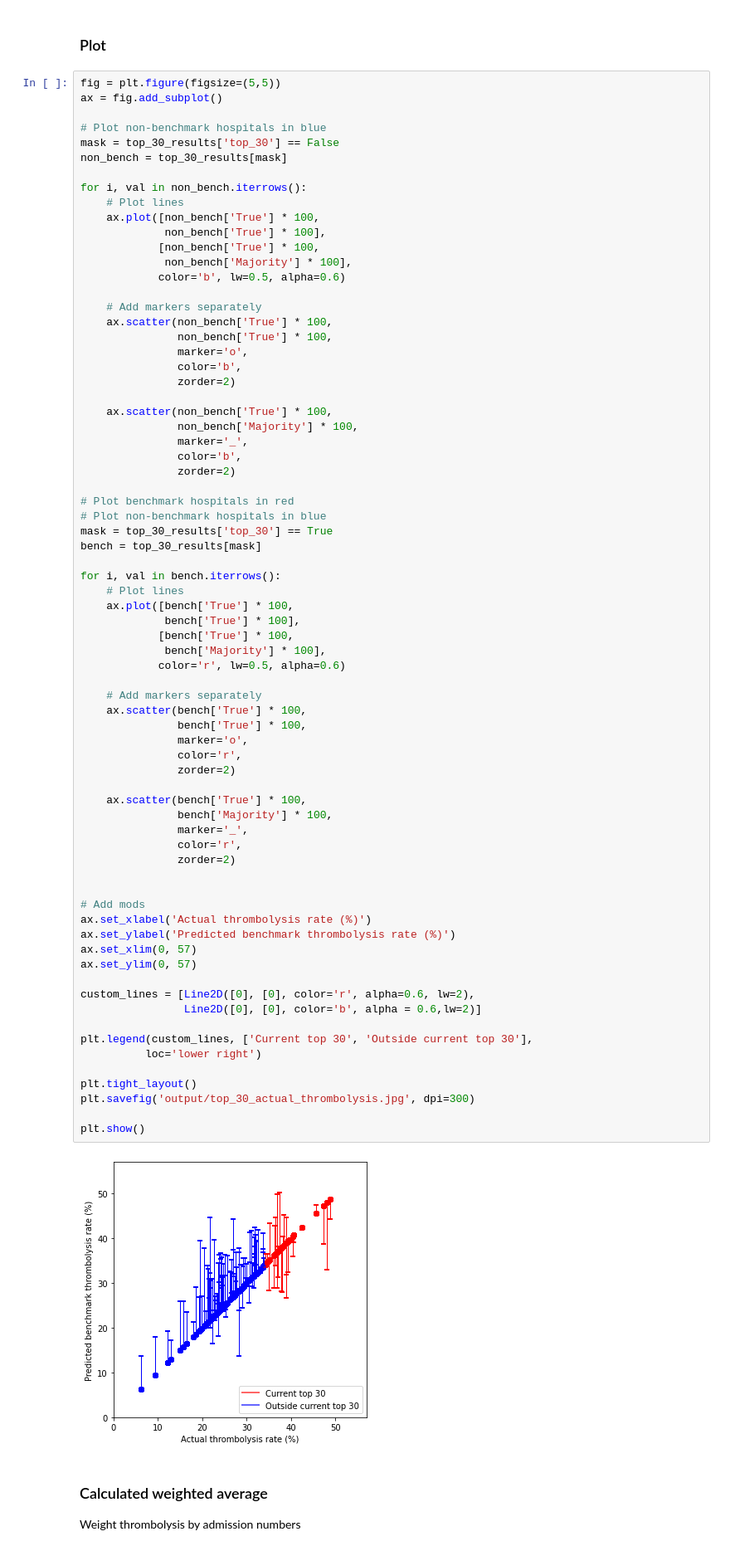
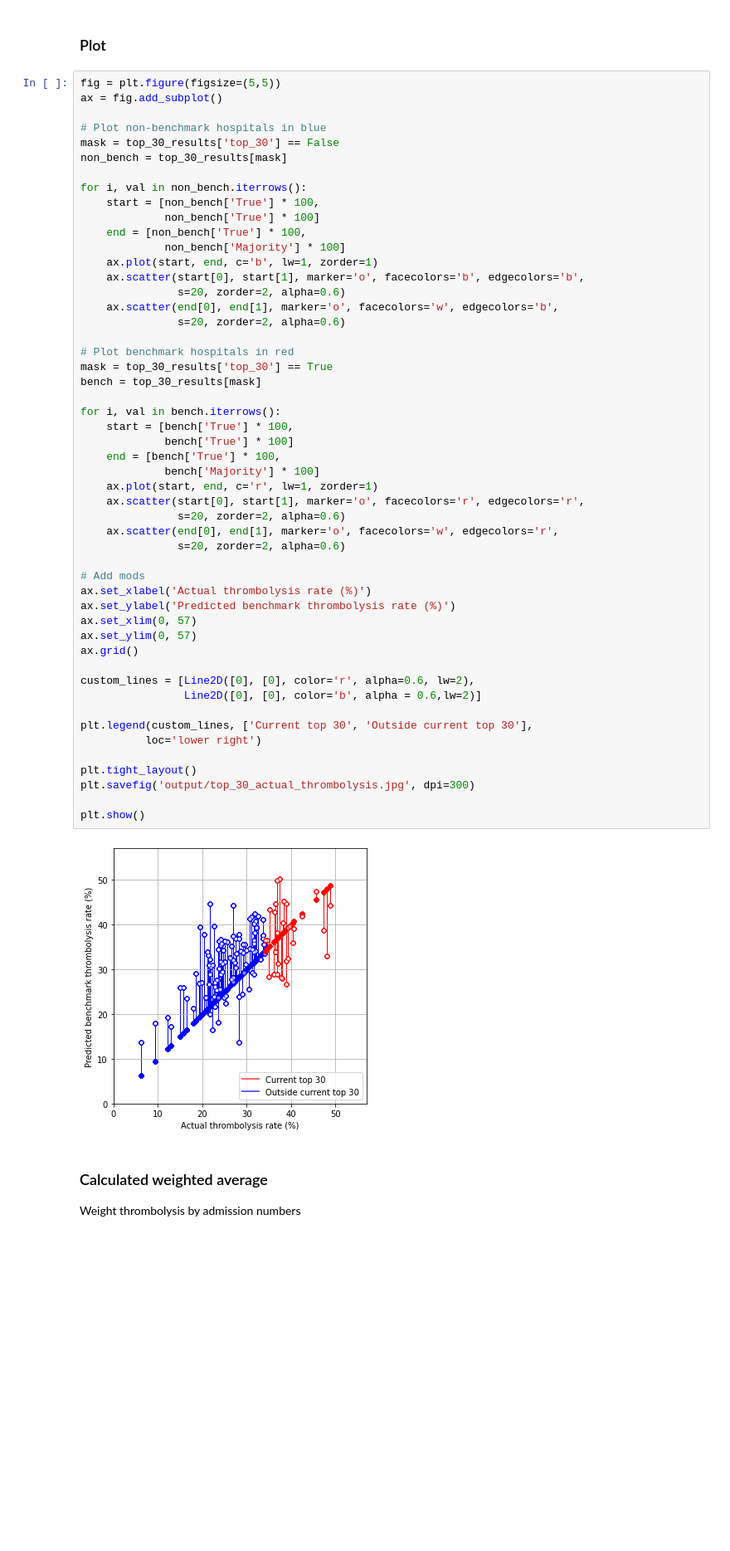
Before and after one commit to samuel-book/samuel-1, a Jupyter notebook: _sources/random_forest/random_forest_compare_highest_thrombolysing_with_benchmark.ipynb, the cells around one changed output. Shown at 83% size. Saved outputs shown, nothing was run; the diff lists cells and outputs as text; blank space fills up the shorter version.

```diff
--- a/_sources/random_forest/random_forest_compare_highest_thrombolysing_with_benchmark.ipynb
+++ b/_sources/random_forest/random_forest_compare_highest_thrombolysing_with_benchmark.ipynb
@@ -162,74 +162,53 @@ ax = fig.add_subplot()
 
 # Plot non-benchmark hospitals in blue
 mask = top_30_results['top_30'] == False
 non_bench = top_30_results[mask]
 
 for i, val in non_bench.iterrows():
-    # Plot lines
-    ax.plot([non_bench['True'] * 100,
-             non_bench['True'] * 100],
-            [non_bench['True'] * 100,
-             non_bench['Majority'] * 100],
-            color='b', lw=0.5, alpha=0.6)
-
-    # Add markers separately
-    ax.scatter(non_bench['True'] * 100,
-               non_bench['True'] * 100,
-               marker='o',
-               color='b',
-               zorder=2)
-
-    ax.scatter(non_bench['True'] * 100,
-               non_bench['Majority'] * 100,
-               marker='_',
-               color='b',
-               zorder=2)
+    start = [non_bench['True'] * 100,
+             non_bench['True'] * 100]
+    end = [non_bench['True'] * 100,
+             non_bench['Majority'] * 100]
+    ax.plot(start, end, c='b', lw=1, zorder=1)
+    ax.scatter(start[0], start[1], marker='o', facecolors='b', edgecolors='b',
+               s=20, zorder=2, alpha=0.6)
+    ax.scatter(end[0], end[1], marker='o', facecolors='w', edgecolors='b',
+               s=20, zorder=2, alpha=0.6)
 
 # Plot benchmark hospitals in red
-# Plot non-benchmark hospitals in blue
 mask = top_30_results['top_30'] == True
 bench = top_30_results[mask]
 
 for i, val in bench.iterrows():
-    # Plot lines
-    ax.plot([bench['True'] * 100,
-             bench['True'] * 100],
-            [bench['True'] * 100,
-             bench['Majority'] * 100],
-            color='r', lw=0.5, alpha=0.6)
-
-    # Add markers separately
-    ax.scatter(bench['True'] * 100,
-               bench['True'] * 100,
-               marker='o',
-               color='r',
-               zorder=2)
-
-    ax.scatter(bench['True'] * 100,
-               bench['Majority'] * 100,
-               marker='_',
-               color='r',
-               zorder=2)
-
+    start = [bench['True'] * 100,
+             bench['True'] * 100]
+    end = [bench['True'] * 100,
+             bench['Majority'] * 100]
+    ax.plot(start, end, c='r', lw=1, zorder=1)
+    ax.scatter(start[0], start[1], marker='o', facecolors='r', edgecolors='r',
+               s=20, zorder=2, alpha=0.6)
+    ax.scatter(end[0], end[1], marker='o', facecolors='w', edgecolors='r',
+               s=20, zorder=2, alpha=0.6)
 
 # Add mods
 ax.set_xlabel('Actual thrombolysis rate (%)')
 ax.set_ylabel('Predicted benchmark thrombolysis rate (%)')
 ax.set_xlim(0, 57)
 ax.set_ylim(0, 57)
+ax.grid()
 
 custom_lines = [Line2D([0], [0], color='r', alpha=0.6, lw=2),
                 Line2D([0], [0], color='b', alpha = 0.6,lw=2)]
 
 plt.legend(custom_lines, ['Current top 30', 'Outside current top 30'],
           loc='lower right')
 
 plt.tight_layout()
 plt.savefig('output/top_30_actual_thrombolysis.jpg', dpi=300)
 
 plt.show()
 # %% [output]
-[figure, old version]
+[figure, new version]
 # %% [markdown]
 ### Calculated weighted average
 
```
Also changed, not shown: 7 other files.
